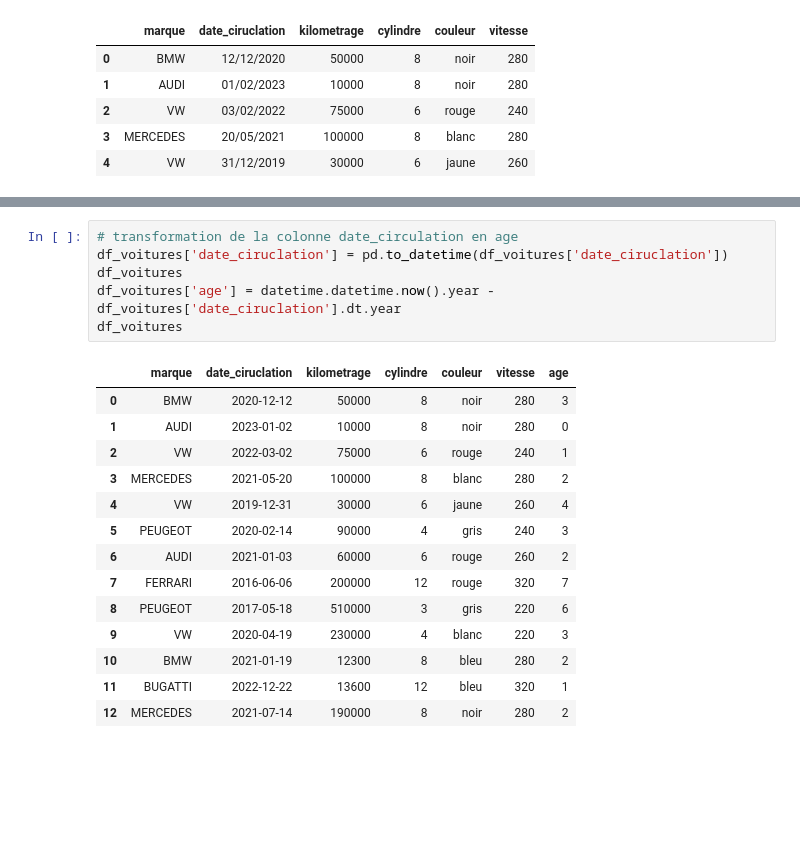
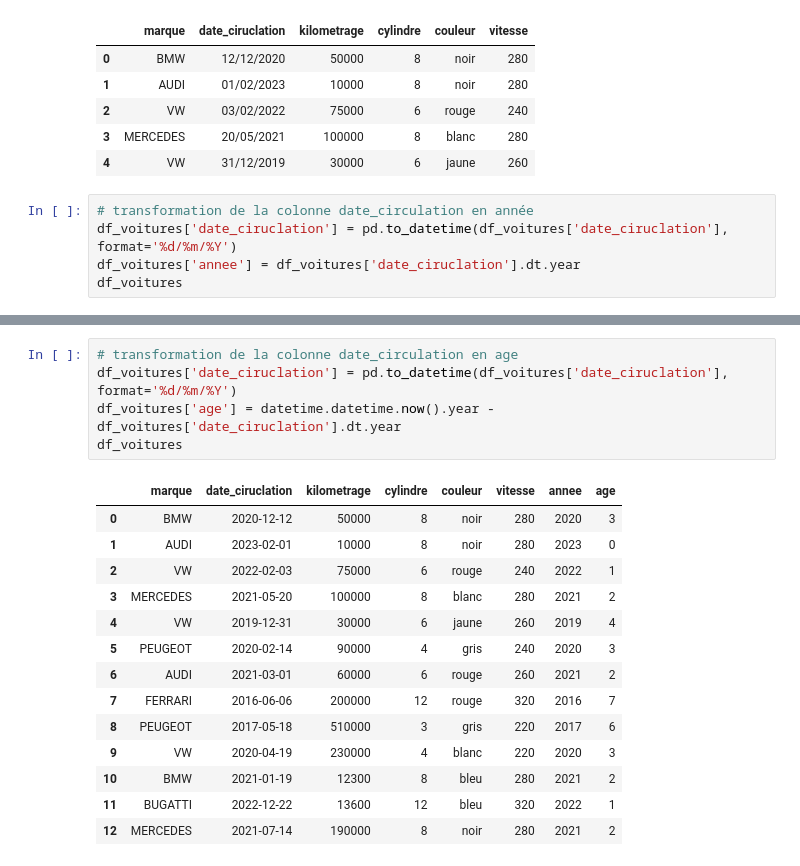
Before and after one commit to MohamedBennour/Agence-voitures-occasion, a Jupyter notebook: transformation_donnees.ipynb, the cells around one changed output, grey strips where cells are left out. Drawn from its saved outputs; the diff is of its cells as text; blank space fills up the shorter version.

```diff
--- a/transformation_donnees.ipynb
+++ b/transformation_donnees.ipynb
@@ -26,3 +26,8 @@ df_voitures.head()
 | 2 | VW | 03/02/2022 | 75000 | 6 | rouge | 240 |
 | 3 | MERCEDES | 20/05/2021 | 100000 | 8 | blanc | 280 |
 | 4 | VW | 31/12/2019 | 30000 | 6 | jaune | 260 |
+# %%
+# transformation de la colonne date_circulation en année
+df_voitures['date_ciruclation'] = pd.to_datetime(df_voitures['date_ciruclation'], format='%d/%m/%Y')
+df_voitures['annee'] = df_voitures['date_ciruclation'].dt.year
+df_voitures
@@ -29,24 +49,23 @@ df_voitures.head()
 # %%
 # transformation de la colonne date_circulation en age
-df_voitures['date_ciruclation'] = pd.to_datetime(df_voitures['date_ciruclation'])
-df_voitures
+df_voitures['date_ciruclation'] = pd.to_datetime(df_voitures['date_ciruclation'], format='%d/%m/%Y')
 df_voitures['age'] = datetime.datetime.now().year - df_voitures['date_ciruclation'].dt.year
 df_voitures
 # %% [output]
-|  | marque | date_ciruclation | kilometrage | cylindre | couleur | vitesse | age |
-| 0 | BMW | 2020-12-12 | 50000 | 8 | noir | 280 | 3 |
-| 1 | AUDI | 2023-01-02 | 10000 | 8 | noir | 280 | 0 |
-| 2 | VW | 2022-03-02 | 75000 | 6 | rouge | 240 | 1 |
-| 3 | MERCEDES | 2021-05-20 | 100000 | 8 | blanc | 280 | 2 |
-| 4 | VW | 2019-12-31 | 30000 | 6 | jaune | 260 | 4 |
-| 5 | PEUGEOT | 2020-02-14 | 90000 | 4 | gris | 240 | 3 |
-| 6 | AUDI | 2021-01-03 | 60000 | 6 | rouge | 260 | 2 |
-| 7 | FERRARI | 2016-06-06 | 200000 | 12 | rouge | 320 | 7 |
-| 8 | PEUGEOT | 2017-05-18 | 510000 | 3 | gris | 220 | 6 |
-| 9 | VW | 2020-04-19 | 230000 | 4 | blanc | 220 | 3 |
-| 10 | BMW | 2021-01-19 | 12300 | 8 | bleu | 280 | 2 |
-| 11 | BUGATTI | 2022-12-22 | 13600 | 12 | bleu | 320 | 1 |
-| 12 | MERCEDES | 2021-07-14 | 190000 | 8 | noir | 280 | 2 |
+|  | marque | date_ciruclation | kilometrage | cylindre | couleur | vitesse | annee | age |
+| 0 | BMW | 2020-12-12 | 50000 | 8 | noir | 280 | 2020 | 3 |
+| 1 | AUDI | 2023-02-01 | 10000 | 8 | noir | 280 | 2023 | 0 |
+| 2 | VW | 2022-02-03 | 75000 | 6 | rouge | 240 | 2022 | 1 |
+| 3 | MERCEDES | 2021-05-20 | 100000 | 8 | blanc | 280 | 2021 | 2 |
+| 4 | VW | 2019-12-31 | 30000 | 6 | jaune | 260 | 2019 | 4 |
+| 5 | PEUGEOT | 2020-02-14 | 90000 | 4 | gris | 240 | 2020 | 3 |
+| 6 | AUDI | 2021-03-01 | 60000 | 6 | rouge | 260 | 2021 | 2 |
+| 7 | FERRARI | 2016-06-06 | 200000 | 12 | rouge | 320 | 2016 | 7 |
+| 8 | PEUGEOT | 2017-05-18 | 510000 | 3 | gris | 220 | 2017 | 6 |
+| 9 | VW | 2020-04-19 | 230000 | 4 | blanc | 220 | 2020 | 3 |
+| 10 | BMW | 2021-01-19 | 12300 | 8 | bleu | 280 | 2021 | 2 |
+| 11 | BUGATTI | 2022-12-22 | 13600 | 12 | bleu | 320 | 2022 | 1 |
+| 12 | MERCEDES | 2021-07-14 | 190000 | 8 | noir | 280 | 2021 | 2 |
 # %%
 # suppression de la colonne date_circulation
 df_voitures = df_voitures.drop(columns=['date_ciruclation'], axis=1)
```
Also changed, not shown: parts of 4 cells of this notebook, 3 other files.
